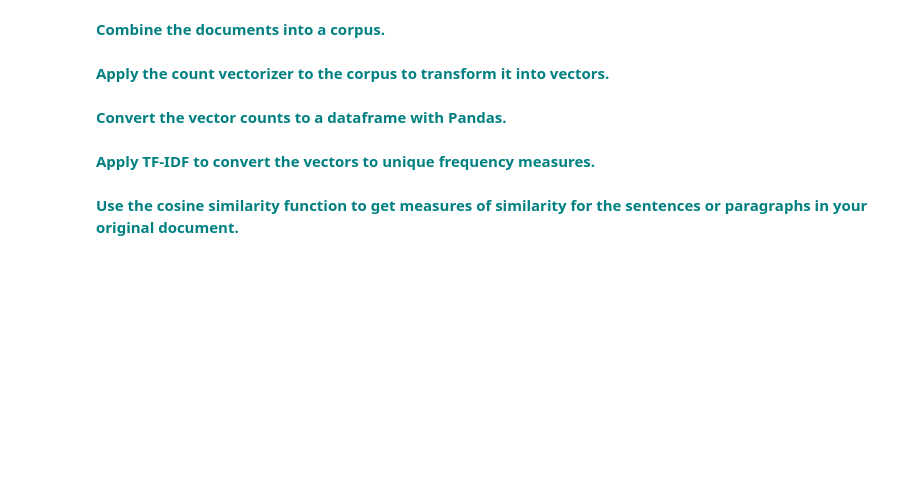
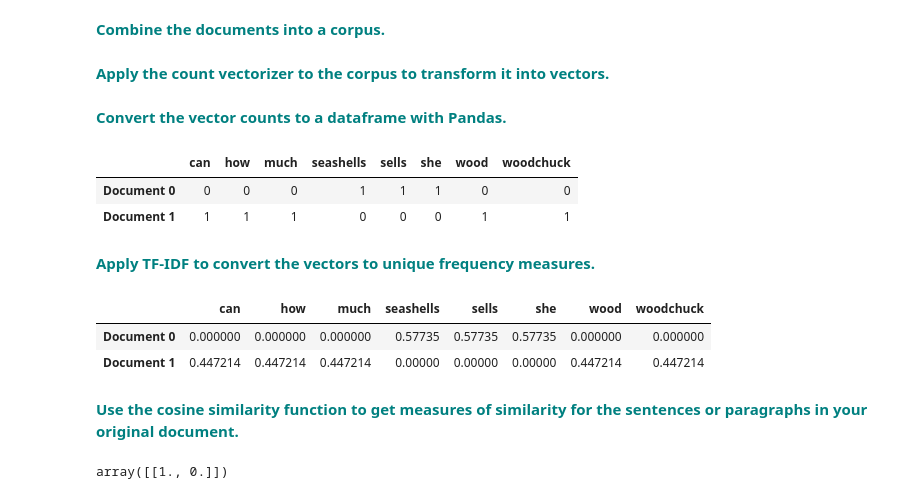
Before and after one commit to blue-santa/sprinboard-data-science-2026, a Jupyter notebook: 15-unsupervised-learning/05-cosine-similarity/Cosine_Similarity_Case_Study.ipynb, the cells around one changed output. Saved outputs shown, nothing was run; the diff lists cells and outputs as text; code cells hidden in the pictures; blank space fills up the shorter version.

Commit message:
develop cosine notebook

```diff
--- a/15-unsupervised-learning/05-cosine-similarity/Cosine_Similarity_Case_Study.ipynb
+++ b/15-unsupervised-learning/05-cosine-similarity/Cosine_Similarity_Case_Study.ipynb
@@ -99,11 +111,35 @@ cosine_similarity(trsfm[0:1], trsfm)
 Replace the current values for `Document 0` and `Document 1` with your own sentence or paragraph and apply the same steps as we did in the above example.
 # %% [markdown]
  **<font color='teal'> Combine the documents into a corpus.</font>**
+# %%
+Document1 = "She sells seashells"
+Document2 = "How much wood can a woodchuck"
+
+corpus = [Document1,Document2]
 # %% [markdown]
  **<font color='teal'> Apply the count vectorizer to the corpus to transform it into vectors.</font>**
+# %%
+X_train_counts = count_vect.fit_transform(corpus)
 # %% [markdown]
  **<font color='teal'> Convert the vector counts to a dataframe with Pandas.</font>**
+# %%
+pd.DataFrame(X_train_counts.toarray(),columns=count_vect.get_feature_names_out(),index=['Document 0','Document 1'])
+# %% [output]
+|  | can | how | much | seashells | sells | she | wood | woodchuck |
+| Document 0 | 0 | 0 | 0 | 1 | 1 | 1 | 0 | 0 |
+| Document 1 | 1 | 1 | 1 | 0 | 0 | 0 | 1 | 1 |
 # %% [markdown]
  **<font color='teal'> Apply TF-IDF to convert the vectors to unique frequency measures.</font>**
+# %%
+trsfm=vectorizer.fit_transform(corpus)
+pd.DataFrame(trsfm.toarray(),columns=vectorizer.get_feature_names_out(),index=['Document 0','Document 1'])
+# %% [output]
+|  | can | how | much | seashells | sells | she | wood | woodchuck |
+| Document 0 | 0.000000 | 0.000000 | 0.000000 | 0.57735 | 0.57735 | 0.57735 | 0.000000 | 0.000000 |
+| Document 1 | 0.447214 | 0.447214 | 0.447214 | 0.00000 | 0.00000 | 0.00000 | 0.447214 | 0.447214 |
 # %% [markdown]
  **<font color='teal'> Use the cosine similarity function to get measures of similarity for the sentences or paragraphs in your original document.</font>**
+# %%
+cosine_similarity(trsfm[0:1], trsfm)
+# %% [output]
+array([[1., 0.]])
```
Also changed, not shown: parts of 7 cells of this notebook.
